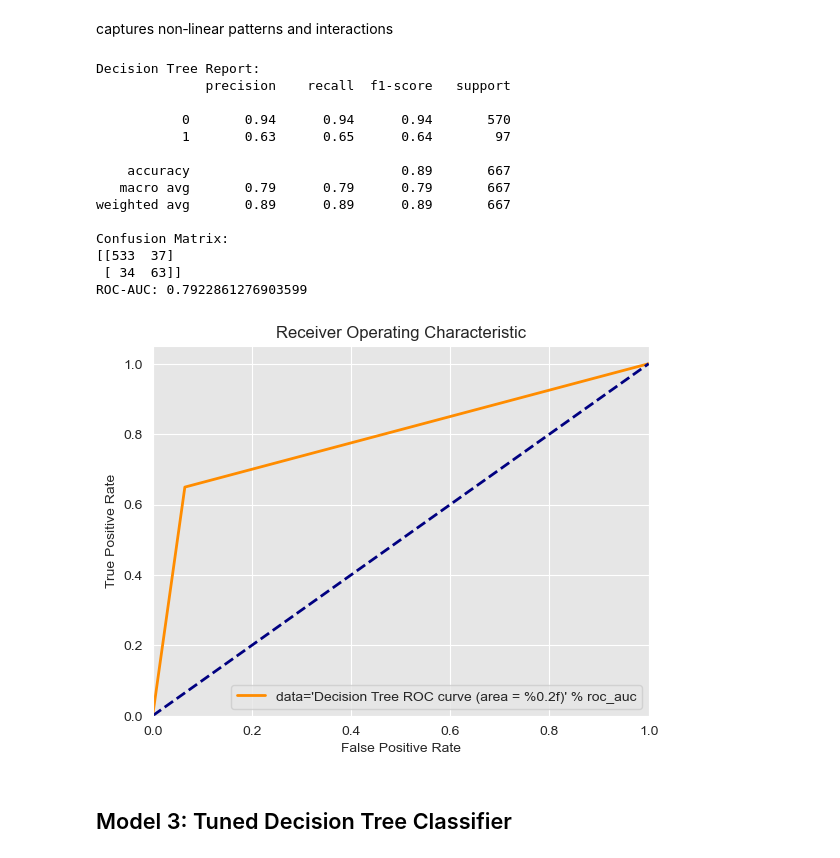
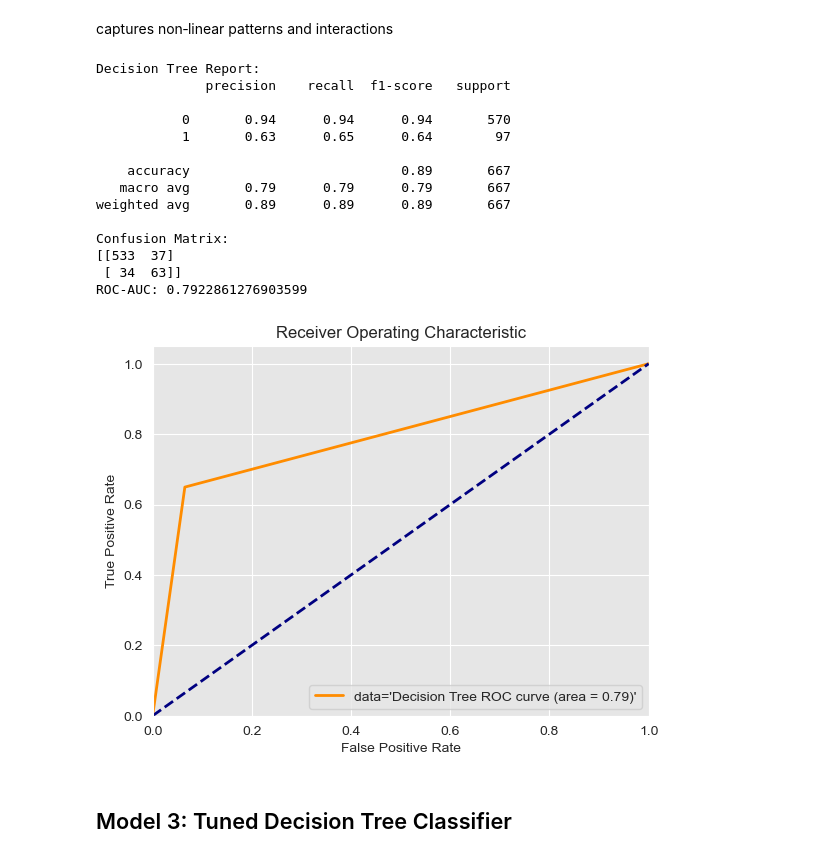
Before and after one commit to OmondiOmolo/project3, a Jupyter notebook: student.ipynb, the cells around one changed output. Saved outputs shown, nothing was run; the diff lists cells and outputs as text; code cells hidden in the pictures.

Commit message:
made a few corrections on the graph labels

```diff
--- a/student.ipynb
+++ b/student.ipynb
@@ -277,35 +277,35 @@ print(classification_report(y_test, y_pred_tree))
 print("Confusion Matrix:")
 print(confusion_matrix(y_test, y_pred_tree))
 print("ROC-AUC:", roc_auc_score(y_test, y_prob_tree))
 #visualizing auc
 fpr, tpr, thresholds = roc_curve(y_test, y_prob_tree)
 roc_auc = auc(fpr, tpr)
 plt.figure()
-plt.plot(fpr, tpr, color='darkorange', lw=2, label="data='Decision Tree ROC curve (area = %0.2f)' % roc_auc")
+plt.plot(fpr, tpr, color='darkorange', lw=2, label="data='Decision Tree ROC curve (area = %0.2f)'" % roc_auc)
 plt.plot([0, 1], [0, 1], color='navy', lw=2, linestyle='--')
 plt.xlim([0.0, 1.0])
 plt.ylim([0.0, 1.05])
 plt.xlabel('False Positive Rate')
 plt.ylabel('True Positive Rate')
 plt.title('Receiver Operating Characteristic')
 plt.legend(loc="lower right")
 plt.show()
 # %% [output]
 Decision Tree Report:
               precision    recall  f1-score   support
 
            0       0.94      0.94      0.94       570
            1       0.63      0.65      0.64        97
 
     accuracy                           0.89       667
    macro avg       0.79      0.79      0.79       667
 weighted avg       0.89      0.89      0.89       667
 
 Confusion Matrix:
 [[533  37]
  [ 34  63]]
 ROC-AUC: 0.7922861276903599
-[figure, old version]
+[figure, new version]
 # %% [markdown]
 ## Model 3: Tuned Decision Tree Classifier
 # %% [markdown]
```
Also changed, not shown: parts of 1 cell of this notebook, 4 other files.
